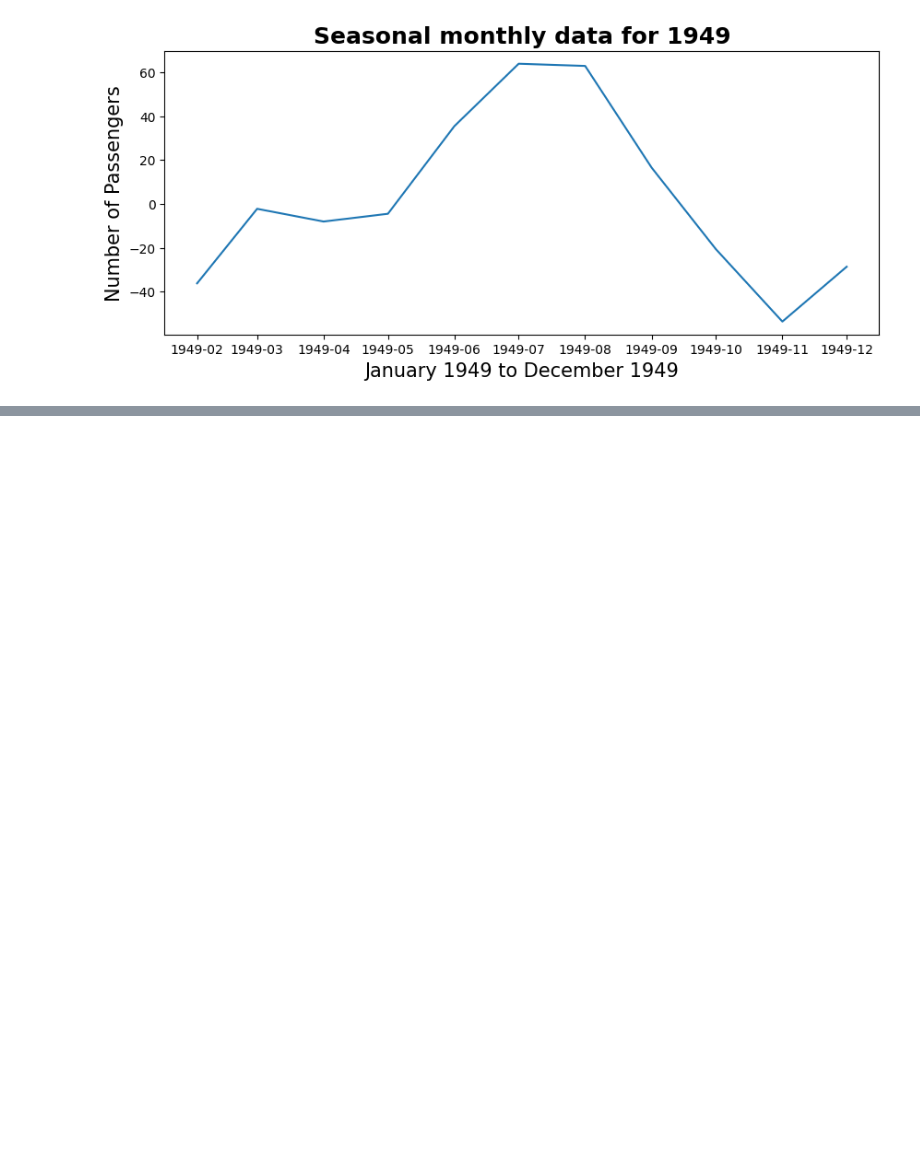
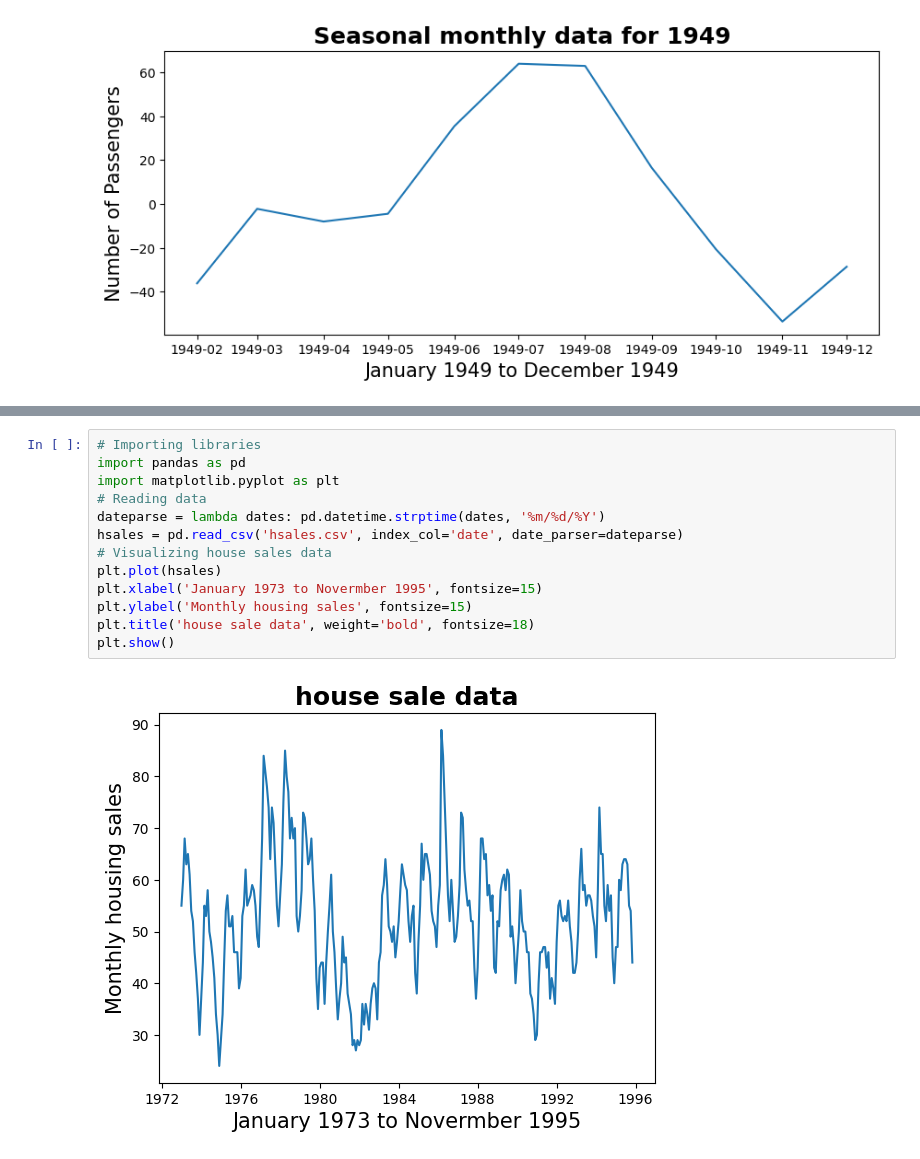
Before and after one commit to AdixSasuke/TimeSeriesAnalysis, a Jupyter notebook: Learning.ipynb, the cells around one changed output, grey strips where cells are left out. Drawn from its saved outputs; the diff is of its cells as text; blank space fills up the shorter version.

Commit message:
Cyclic Variations in Time Series Data

```diff
--- a/Learning.ipynb
+++ b/Learning.ipynb
@@ -141,0 +151,15 @@ plt.show()
+# %%
+# Importing libraries
+import pandas as pd
+import matplotlib.pyplot as plt
+# Reading data
+dateparse = lambda dates: pd.datetime.strptime(dates, '%m/%d/%Y')
+hsales = pd.read_csv('hsales.csv', index_col='date', date_parser=dateparse)
+# Visualizing house sales data
+plt.plot(hsales)
+plt.xlabel('January 1973 to Novermber 1995', fontsize=15)
+plt.ylabel('Monthly housing sales', fontsize=15)
+plt.title('house sale data', weight='bold', fontsize=18)
+plt.show()
+# %% [output]
+[figure, added]
```
Also changed, not shown: parts of 6 cells of this notebook.
